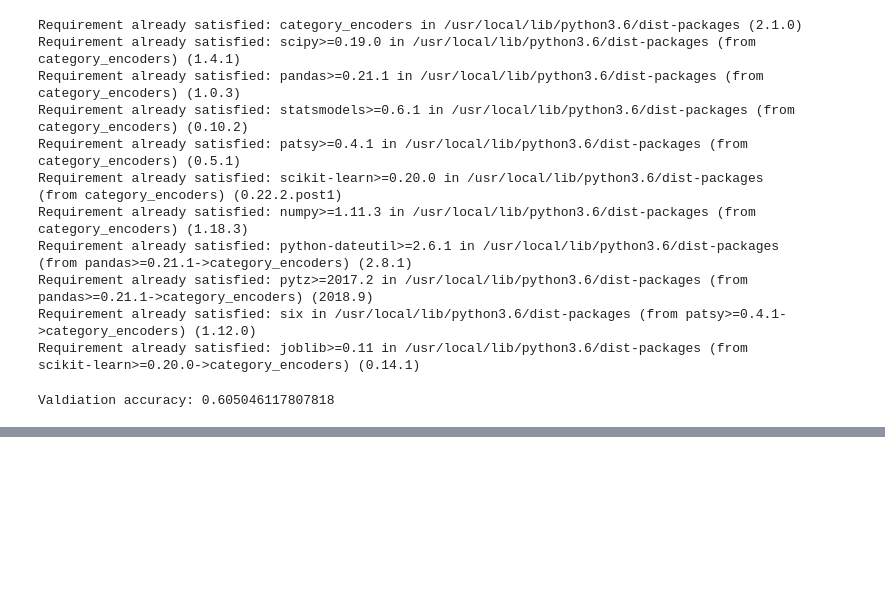
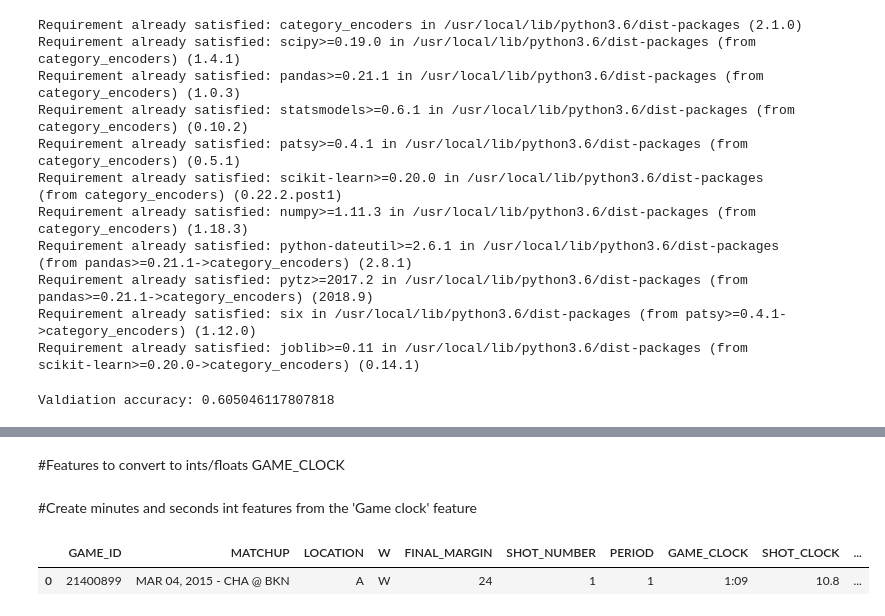
Before and after one commit to ndow33/DS-Unit-2-Applied-Modeling, a Jupyter notebook: module2-wrangle-ml-datasets/LS_DS_232_assignment.ipynb, the cells around one changed output, grey strips where cells are left out. Saved outputs shown, nothing was run; the diff lists cells and outputs as text; code cells hidden in the pictures; blank space fills up the shorter version.

```diff
--- a/module2-wrangle-ml-datasets/LS_DS_232_assignment.ipynb
+++ b/module2-wrangle-ml-datasets/LS_DS_232_assignment.ipynb
@@ -139,0 +181,12 @@ Valdiation accuracy: 0.605046117807818
+# %% [markdown]
+#Features to convert to ints/floats
+GAME_CLOCK
+# %% [markdown]
+#Create minutes and seconds int features from the 'Game clock' feature
+# %%
+df['MINUTES'] = 0
+df['SECONDS'] = 0
+df.head(1)
+# %% [output]
+|  | GAME_ID | MATCHUP | LOCATION | W | FINAL_MARGIN | SHOT_NUMBER | PERIOD | GAME_CLOCK | SHOT_CLOCK | ... |
+| 0 | 21400899 | MAR 04, 2015 - CHA @ BKN | A | W | 24 | 1 | 1 | 1:09 | 10.8 | ... |
```
Also changed, not shown: parts of 20 cells of this notebook.
